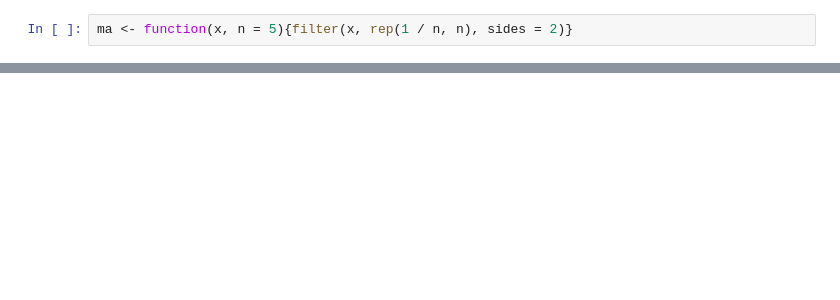
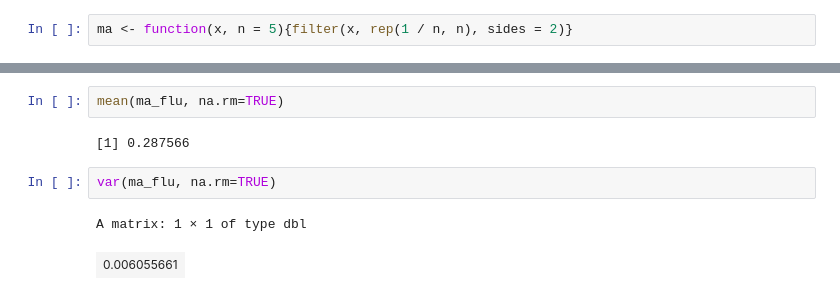
Before and after one commit to brunomb97/mat267-proyectos, a Jupyter notebook: proyecto01/proyecto01.ipynb, the cells around one changed output, grey strips where cells are left out. Drawn from its saved outputs; the diff is of its cells as text; blank space fills up the shorter version.

```diff
--- a/proyecto01/proyecto01.ipynb
+++ b/proyecto01/proyecto01.ipynb
@@ -14,0 +44,9 @@ ts.plot(ma_flu)
+# %%
+mean(ma_flu, na.rm=TRUE)
+# %% [output]
+[1] 0.287566
+# %%
+var(ma_flu, na.rm=TRUE)
+# %% [output]
+A matrix: 1 × 1 of type dbl
+| 0.006055661 |
```
Also changed, not shown: parts of 8 cells of this notebook.
